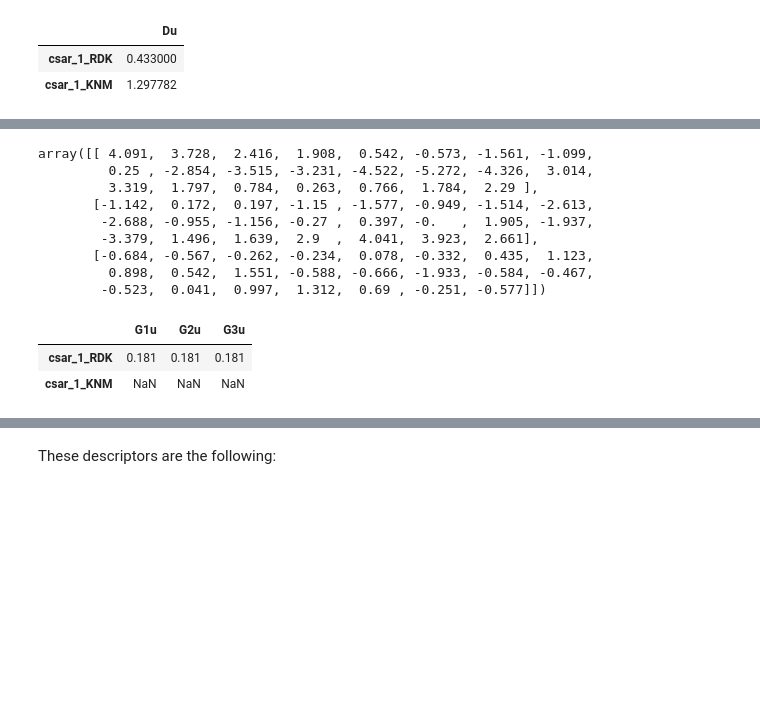
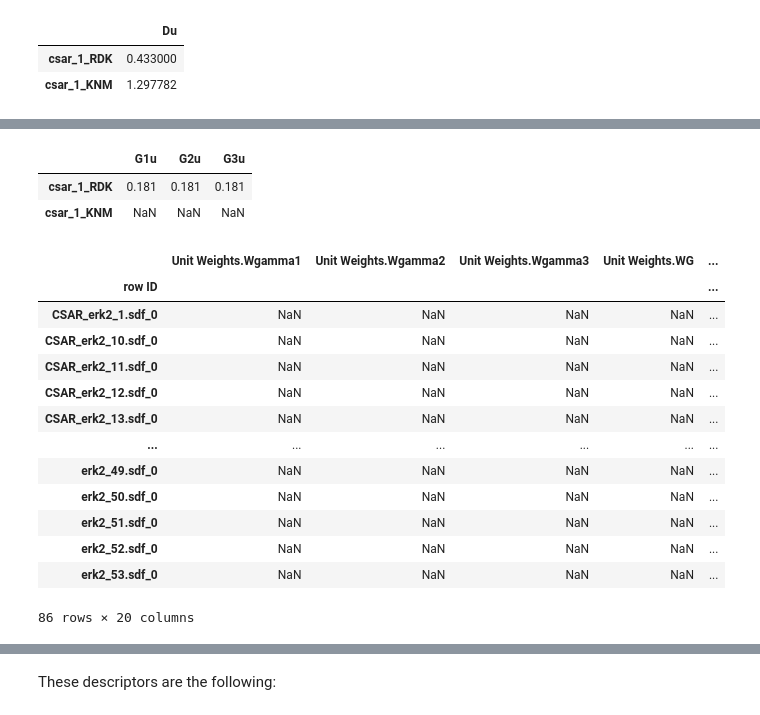
Before and after one commit to jRicciL/ERK2_notebooks, a Jupyter notebook: X_Reviewing_Fourches_work/KNIME_vs_RDKit_descriptors.ipynb, the cells around one changed output, grey strips where cells are left out. Saved outputs shown, nothing was run; the diff lists cells and outputs as text; code cells hidden in the pictures; blank space fills up the shorter version.

```diff
--- a/X_Reviewing_Fourches_work/KNIME_vs_RDKit_descriptors.ipynb
+++ b/X_Reviewing_Fourches_work/KNIME_vs_RDKit_descriptors.ipynb
@@ -408,21 +437,38 @@ df_whim[['Du']]
 # %%
-N = len(coords)
-eigen_vects = calc_eigen(mol)[1]
-t =  np.dot(coords, eigen_vects)
-t.round(3).T # Round to three as a tolerance value
+def calc_gamma():
+    N = len(coords)
+    eigen_vects = calc_eigen(mol)[1]
+    t =  np.dot(coords, eigen_vects)
+    t.round(3).T # Round to three as a tolerance value
+    n_s = 0
+    n_a = 20
+
+    if n_s >= 0:
+        # This is how RDKit computes gamma_k if there are no symmetrical atoms
+        gamma = (1 - N * ((1 / n_a) * np.log2(1 / N)) )  ** -1
+    elif n_s == 0:
+        gamma = (1 - ( ((n_s / N) * np.log2(n_s/N)) + n_a * ((1 / N) * np.log2(1 / N)) ) ) ** -1
+    gamma
-# %% [output]
-array([[ 4.091,  3.728,  2.416,  1.908,  0.542, -0.573, -1.561, -1.099,
-         0.25 , -2.854, -3.515, -3.231, -4.522, -5.272, -4.326,  3.014,
-         3.319,  1.797,  0.784,  0.263,  0.766,  1.784,  2.29 ],
-       [-1.142,  0.172,  0.197, -1.15 , -1.577, -0.949, -1.514, -2.613,
-        -2.688, -0.955, -1.156, -0.27 ,  0.397, -0.   ,  1.905, -1.937,
-        -3.379,  1.496,  1.639,  2.9  ,  4.041,  3.923,  2.661],
-       [-0.684, -0.567, -0.262, -0.234,  0.078, -0.332,  0.435,  1.123,
-         0.898,  0.542,  1.551, -0.588, -0.666, -1.933, -0.584, -0.467,
-        -0.523,  0.041,  0.997,  1.312,  0.69 , -0.251, -0.577]])
 # %%
 df_whim[['G1u', 'G2u', 'G3u']]
 # %% [output]
 |  | G1u | G2u | G3u |
 | csar_1_RDK | 0.181 | 0.181 | 0.181 |
 | csar_1_KNM | NaN | NaN | NaN |
+# %%
+whim_knime_all.loc[:, whim_knime_all.columns.str.contains('gamma|G')]
+# %% [output]
+|  | Unit Weights.Wgamma1 | Unit Weights.Wgamma2 | Unit Weights.Wgamma3 | Unit Weights.WG | ... |
+| row ID |  |  |  |  | ... |
+| CSAR_erk2_1.sdf_0 | NaN | NaN | NaN | NaN | ... |
+| CSAR_erk2_10.sdf_0 | NaN | NaN | NaN | NaN | ... |
+| CSAR_erk2_11.sdf_0 | NaN | NaN | NaN | NaN | ... |
+| CSAR_erk2_12.sdf_0 | NaN | NaN | NaN | NaN | ... |
+| CSAR_erk2_13.sdf_0 | NaN | NaN | NaN | NaN | ... |
+| ... | ... | ... | ... | ... | ... |
+| erk2_49.sdf_0 | NaN | NaN | NaN | NaN | ... |
+| erk2_50.sdf_0 | NaN | NaN | NaN | NaN | ... |
+| erk2_51.sdf_0 | NaN | NaN | NaN | NaN | ... |
+| erk2_52.sdf_0 | NaN | NaN | NaN | NaN | ... |
+| erk2_53.sdf_0 | NaN | NaN | NaN | NaN | ... |
+86 rows × 20 columns
```
Also changed, not shown: parts of 21 cells of this notebook.
